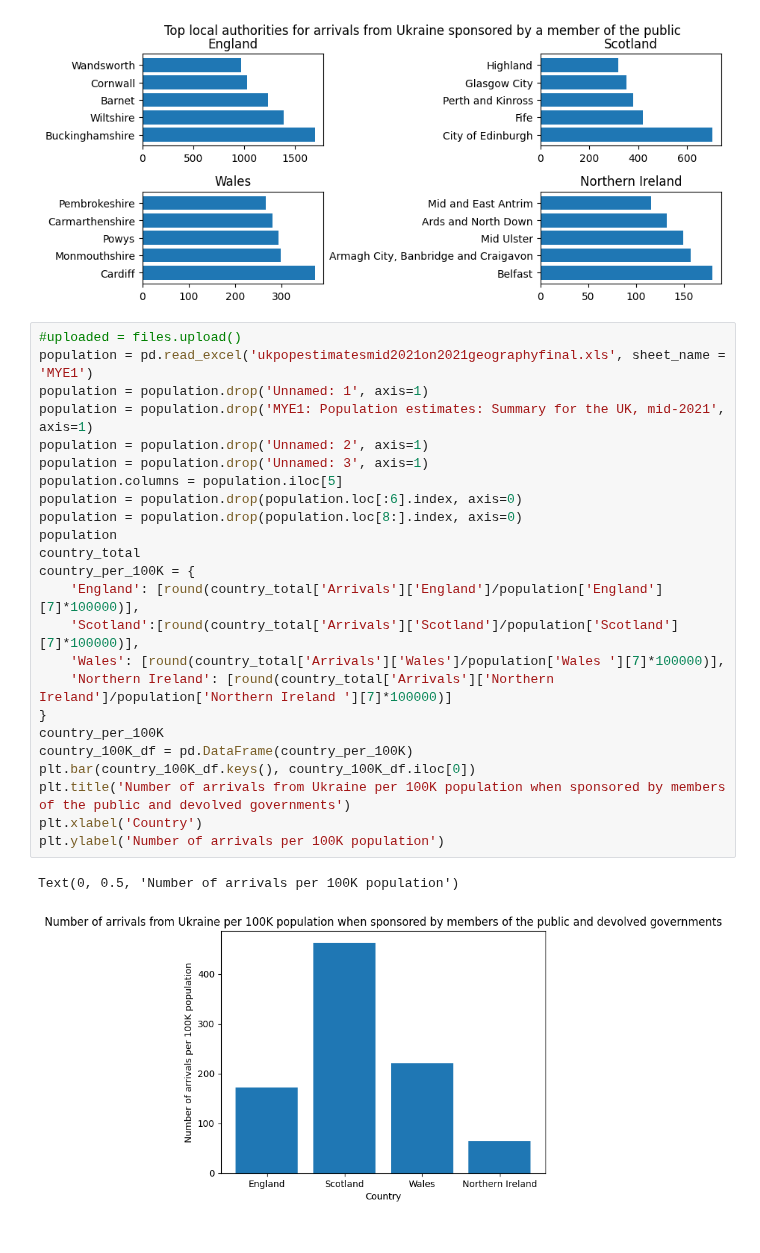
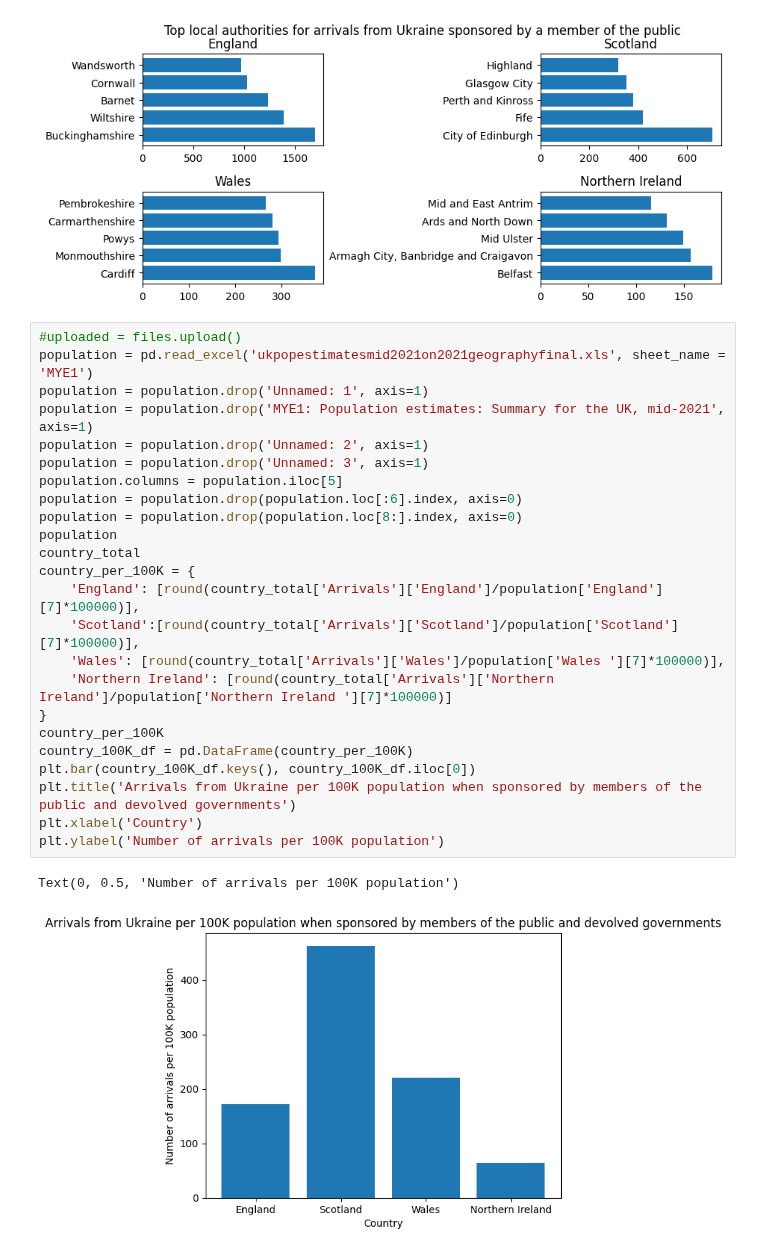
Before and after one commit to yuliiabosher/Python-with-Data-course, a Jupyter notebook: Worksheets/Data_Exploration_project.ipynb, the cells around one changed output. Saved outputs shown, nothing was run; the diff lists cells and outputs as text.

```diff
--- a/Worksheets/Data_Exploration_project.ipynb
+++ b/Worksheets/Data_Exploration_project.ipynb
@@ -234,27 +234,27 @@ Text(0.5, 1.0, 'Northern Ireland')
 # %%
 #uploaded = files.upload()
 population = pd.read_excel('ukpopestimatesmid2021on2021geographyfinal.xls', sheet_name = 'MYE1')
 population = population.drop('Unnamed: 1', axis=1)
 population = population.drop('MYE1: Population estimates: Summary for the UK, mid-2021', axis=1)
 population = population.drop('Unnamed: 2', axis=1)
 population = population.drop('Unnamed: 3', axis=1)
 population.columns = population.iloc[5]
 population = population.drop(population.loc[:6].index, axis=0)
 population = population.drop(population.loc[8:].index, axis=0)
 population
 country_total
 country_per_100K = {
     'England': [round(country_total['Arrivals']['England']/population['England'][7]*100000)],
     'Scotland':[round(country_total['Arrivals']['Scotland']/population['Scotland'][7]*100000)],
     'Wales': [round(country_total['Arrivals']['Wales']/population['Wales '][7]*100000)],
     'Northern Ireland': [round(country_total['Arrivals']['Northern Ireland']/population['Northern Ireland '][7]*100000)]
 }
 country_per_100K
 country_100K_df = pd.DataFrame(country_per_100K)
 plt.bar(country_100K_df.keys(), country_100K_df.iloc[0])
-plt.title('Number of arrivals from Ukraine per 100K population when sponsored by members of the public and devolved governments')
+plt.title('Arrivals from Ukraine per 100K population when sponsored by members of the public and devolved governments')
 plt.xlabel('Country')
 plt.ylabel('Number of arrivals per 100K population')
 # %% [output]
 Text(0, 0.5, 'Number of arrivals per 100K population')
-[figure, old version]
+[figure, new version]
```
Also changed, not shown: parts of 1 cell of this notebook.
